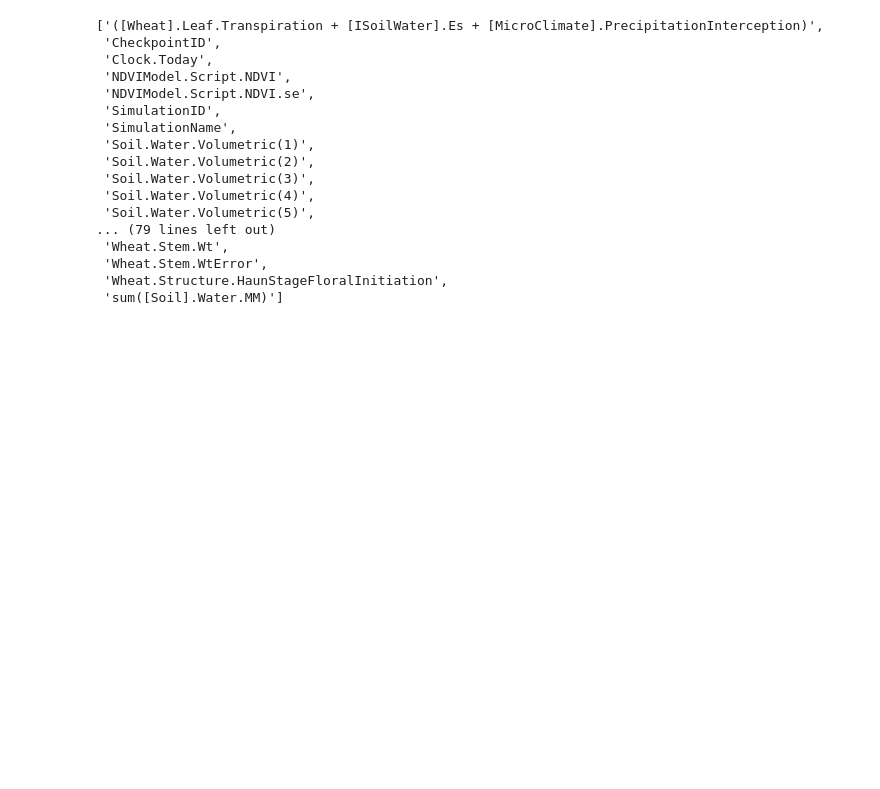
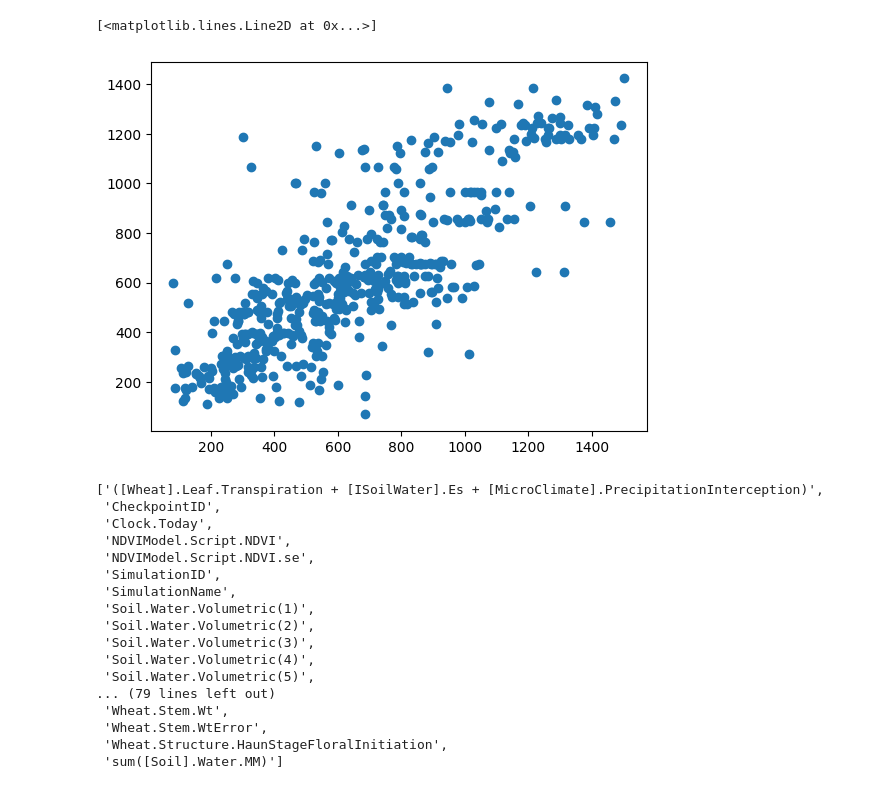
Before and after one commit to HamishBrownPFR/ApsimX, a Jupyter notebook: Prototypes/WheatSimpleLeaf/WheatAnalysis.ipynb, the cells around one changed output. Cells and saved outputs as stored; diff of their text form; code cells hidden in the pictures; blank space fills up the shorter version.

```diff
--- a/Prototypes/WheatSimpleLeaf/WheatAnalysis.ipynb
+++ b/Prototypes/WheatSimpleLeaf/WheatAnalysis.ipynb
@@ -144,3 +133,8 @@ for x in HarvVars:
+# %%
+plt.plot(obsPred.obs,obsPred.pred,'o')
+# %% [output]
+[<matplotlib.lines.Line2D at 0x...>]
+[figure, added]
 # %%
 HarvestObs = Observed.loc[Observed.loc[:,'Wheat.Phenology.CurrentStageName'] == 'HarvestRipe',:].copy()
 HarvestObs.dropna(axis=1,how='all',inplace=True)
```
Also changed, not shown: parts of 13 cells of this notebook, 3 other files.
